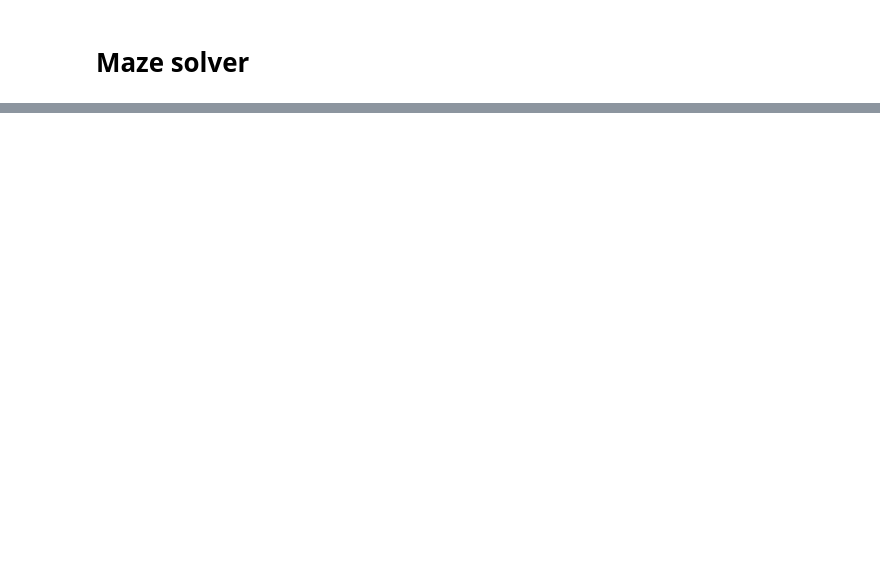
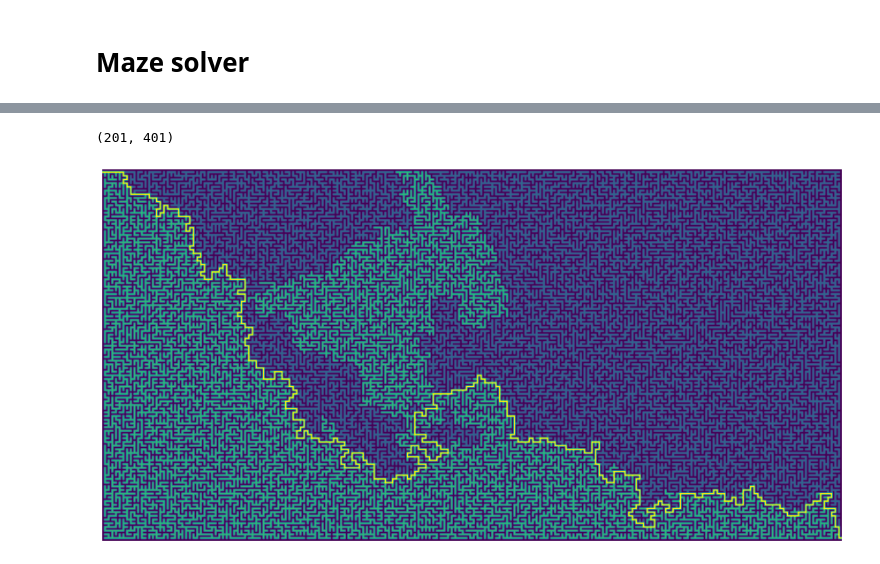
Before and after one commit to lmcanavals/algorithmic_complexity, a Jupyter notebook: 02_02_maze_solver.ipynb, the cells around one changed output, grey strips where cells are left out. Saved outputs shown, nothing was run; the diff lists cells and outputs as text; code cells hidden in the pictures; blank space fills up the shorter version.

```diff
--- a/02_02_maze_solver.ipynb
+++ b/02_02_maze_solver.ipynb
@@ -28,0 +75,30 @@ array([[0., 0., 0., 0., 0., 0., 0., 0., 0., 0., 0., 0., 0.],
+# %%
+import pdb
+
+def mazeSolver2(maze, rowI, colI, rowF, colF):
+  stack = [(rowI, colI)]
+
+  while stack:
+    #pdb.set_trace()
+    row, col = stack[-1]
+    if row == rowF and col == colF:
+      maze[row, col] = 3  # camino correcto (amarillo)
+      drawMaze(maze)
+      return
+    elif maze[row, col] == 1:
+      maze[row, col] = 3  # camino correcto (amarillo)
+      nextSteps = [(row-1, col), (row, col+1), (row+1, col), (row, col-1)]
+      for nextR, nextC in nextSteps:
+        if maze[nextR, nextC] == 1:
+          stack.append((nextR, nextC))
+    elif maze[row, col] == 3:
+      maze[row, col] = 2
+      stack.pop()
+# %%
+maze = mb.makeMaze(100, 200)
+print(maze.shape)
+rows, cols = maze.shape
+mazeSolver2(maze, 1, 1, rows - 2, cols - 2)
+# %% [output]
+(201, 401)
+[figure, added]
```
Also changed, not shown: parts of 9 cells of this notebook.
